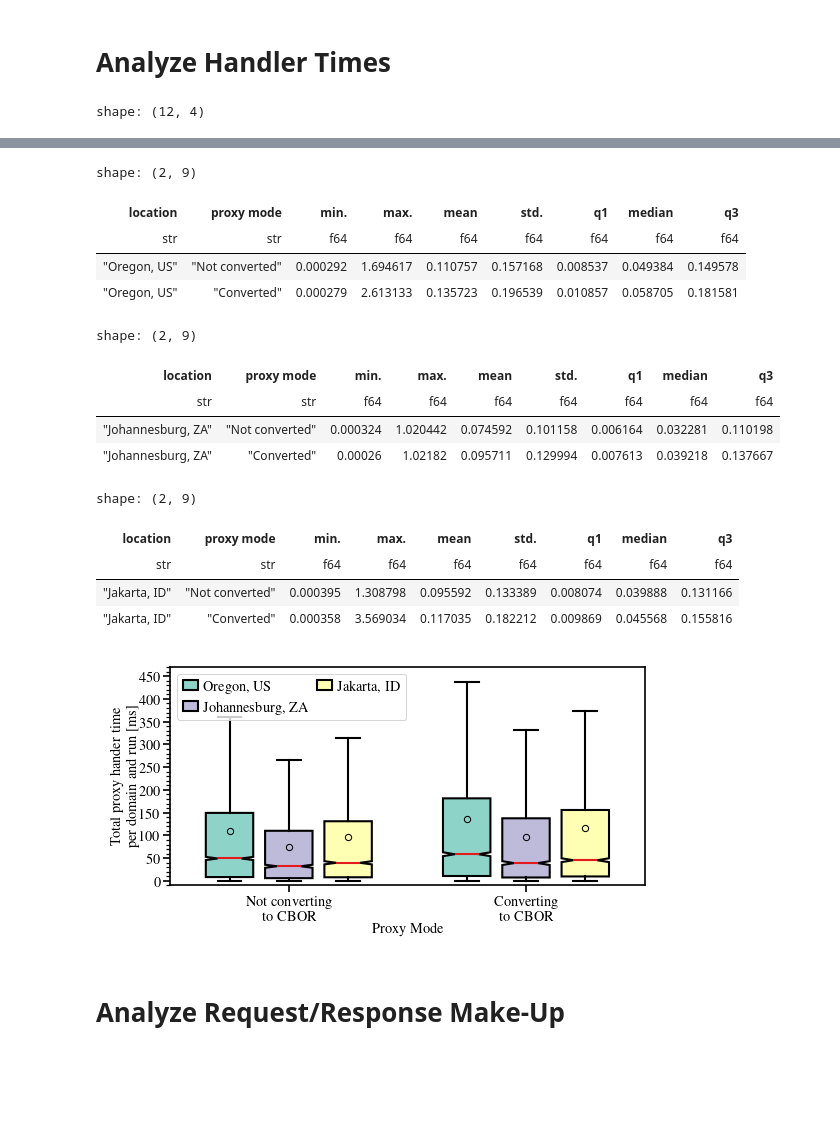
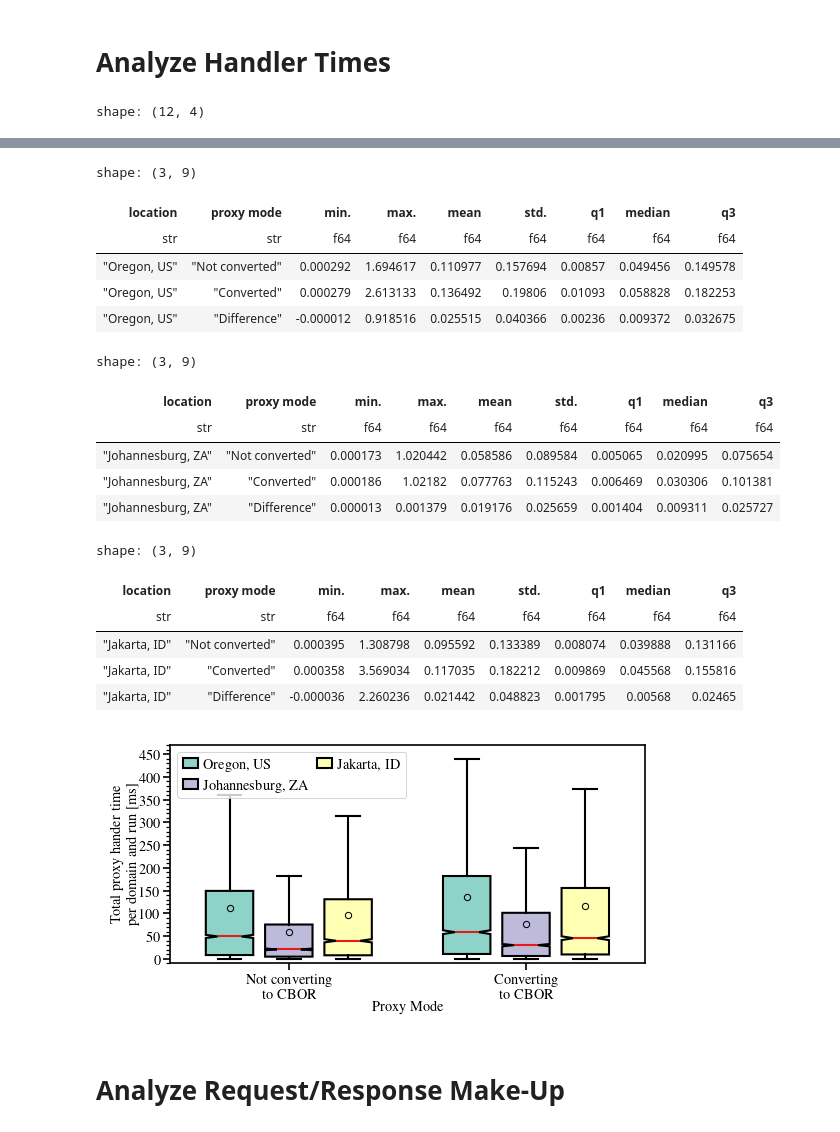
Before and after one commit to miri64/artifacts-tnsm26-cbor-dns-eval, a Jupyter notebook: 06_1evaluation.ipynb, the cells around one changed output, grey strips where cells are left out. Cells and saved outputs as stored; diff of their text form; code cells hidden in the pictures; blank space fills up the shorter version.

Commit message:
06_1eval: Update after 20 runs in Johannesburg

```diff
--- a/06_1evaluation.ipynb
+++ b/06_1evaluation.ipynb
@@ -570,18 +570,18 @@ for location in LOCATIONS_SORTED:
 
     variances = None
     for run in range(1, times["run"].max() + 1):
-        if location == "us-west" and run == 2:
-            # this run had an unusually high variance which was
-            # nearly one order of magnitude greater in speed_index
-            # (~92 s²), so we discarded it
-            continue
+        # if location == "us-west" and run == 2:
+        #     # this run had an unusually high variance which was
+        #     # nearly one order of magnitude greater in speed_index
+        #     # (~92 s²), so we discarded it
+        #     continue
         if location == "africa-south" and run <= 3:
             # we did not capture the remote proxy logs for those
             continue
         variance = times.filter(
             (polars.col("run") <= run)
         ).var().with_columns(
-            runs=polars.lit(run - 3 if location == "africa-south" else run if location != "us-west" or run == 1 else run - 1)
+            runs=polars.lit(run - 3 if location == "africa-south" else run) #if location != "us-west" or run == 1 else run - 1)
             #runs=polars.lit(run if location != "us-west" or run == 1 else run - 1)
         ).select(["runs"] + METRICS)
 
@@ -598,12 +598,12 @@ for location in LOCATIONS_SORTED:
         markersize=5,
     )
 ax.set_xlabel("Run")
-ax.set_xlim(1, 20)
-ax.set_xticks(numpy.arange(1, 21))
+ax.set_xlim(1, 25)
+ax.set_xticks(numpy.arange(1, 26))
 ax.set_ylabel("Total speed-index reduction variance [s$^{2}$]")
-ax.set_ylim(8, 20.9)
-ax.set_yticks(numpy.arange(8, 21, 1))
-ax.set_yticks(numpy.arange(8, 21, 0.2), minor=True)
+ax.set_ylim(8, 28.9)
+ax.set_yticks(numpy.arange(10, 29, 5))
+ax.set_yticks(numpy.arange(8, 29, 0.5), minor=True)
 ax.legend()
 matplotlib.pyplot.show()
 # %% [output]
@@ -926,6 +927,18 @@ for location in LOCATIONS_SORTED:
                 "q3": data[m].quantile(0.75),
             }
             for m in ["Not converted", "Converted"]
+        ] + [
+            {
+                "location": LOCATIONS[location],
+                "proxy mode": "Difference",
+                "min.": data["Converted"].min() - data["Not converted"].min(),
+                "max.": data["Converted"].max() - data["Not converted"].max(),
+                "mean": data["Converted"].mean() - data["Not converted"].mean(),
+                "std.": data["Converted"].std() - data["Not converted"].std(),
+                "q1": data["Converted"].quantile(0.25) - data["Not converted"].quantile(0.25),
+                "median": data["Converted"].median() - data["Not converted"].median(),
+                "q3": data["Converted"].quantile(0.75) - data["Not converted"].quantile(0.75),
+            }
         ],
     )
 
@@ -974,19 +987,22 @@ shape: (12, 4)
-shape: (2, 9)
+shape: (3, 9)
 | location | proxy mode | min. | max. | mean | std. | q1 | median | q3 |
 | str | str | f64 | f64 | f64 | f64 | f64 | f64 | f64 |
-| "Oregon, US" | "Not converted" | 0.000292 | 1.694617 | 0.110757 | 0.157168 | 0.008537 | 0.049384 | 0.149578 |
-| "Oregon, US" | "Converted" | 0.000279 | 2.613133 | 0.135723 | 0.196539 | 0.010857 | 0.058705 | 0.181581 |
+| "Oregon, US" | "Not converted" | 0.000292 | 1.694617 | 0.110977 | 0.157694 | 0.00857 | 0.049456 | 0.149578 |
+| "Oregon, US" | "Converted" | 0.000279 | 2.613133 | 0.136492 | 0.19806 | 0.01093 | 0.058828 | 0.182253 |
+| "Oregon, US" | "Difference" | -0.000012 | 0.918516 | 0.025515 | 0.040366 | 0.00236 | 0.009372 | 0.032675 |
-shape: (2, 9)
+shape: (3, 9)
 | location | proxy mode | min. | max. | mean | std. | q1 | median | q3 |
 | str | str | f64 | f64 | f64 | f64 | f64 | f64 | f64 |
-| "Johannesburg, ZA" | "Not converted" | 0.000324 | 1.020442 | 0.074592 | 0.101158 | 0.006164 | 0.032281 | 0.110198 |
-| "Johannesburg, ZA" | "Converted" | 0.00026 | 1.02182 | 0.095711 | 0.129994 | 0.007613 | 0.039218 | 0.137667 |
+| "Johannesburg, ZA" | "Not converted" | 0.000173 | 1.020442 | 0.058586 | 0.089584 | 0.005065 | 0.020995 | 0.075654 |
+| "Johannesburg, ZA" | "Converted" | 0.000186 | 1.02182 | 0.077763 | 0.115243 | 0.006469 | 0.030306 | 0.101381 |
+| "Johannesburg, ZA" | "Difference" | 0.000013 | 0.001379 | 0.019176 | 0.025659 | 0.001404 | 0.009311 | 0.025727 |
-shape: (2, 9)
+shape: (3, 9)
 | location | proxy mode | min. | max. | mean | std. | q1 | median | q3 |
 | str | str | f64 | f64 | f64 | f64 | f64 | f64 | f64 |
 | "Jakarta, ID" | "Not converted" | 0.000395 | 1.308798 | 0.095592 | 0.133389 | 0.008074 | 0.039888 | 0.131166 |
 | "Jakarta, ID" | "Converted" | 0.000358 | 3.569034 | 0.117035 | 0.182212 | 0.009869 | 0.045568 | 0.155816 |
+| "Jakarta, ID" | "Difference" | -0.000036 | 2.260236 | 0.021442 | 0.048823 | 0.001795 | 0.00568 | 0.02465 |
-[figure, old version]
+[figure, new version]
 # %% [markdown]
 # Analyze Request/Response Make-Up
 # %%
```
Also changed, not shown: parts of 11 cells of this notebook.
